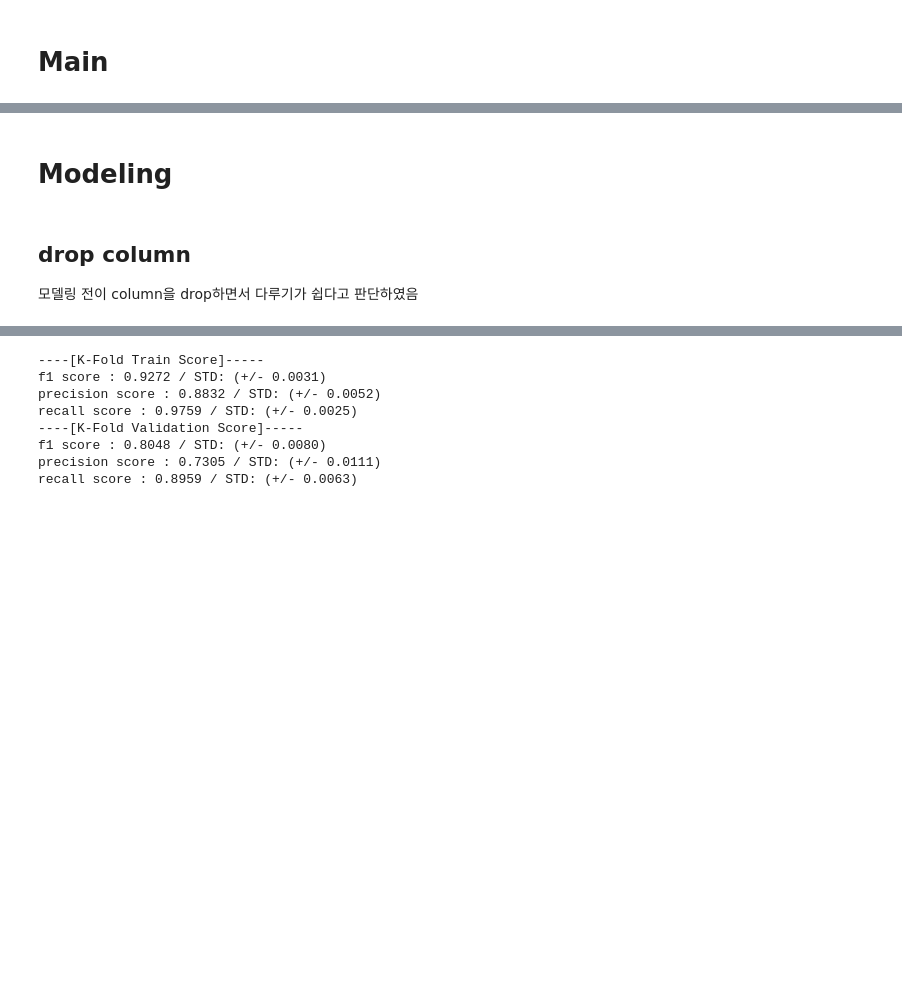
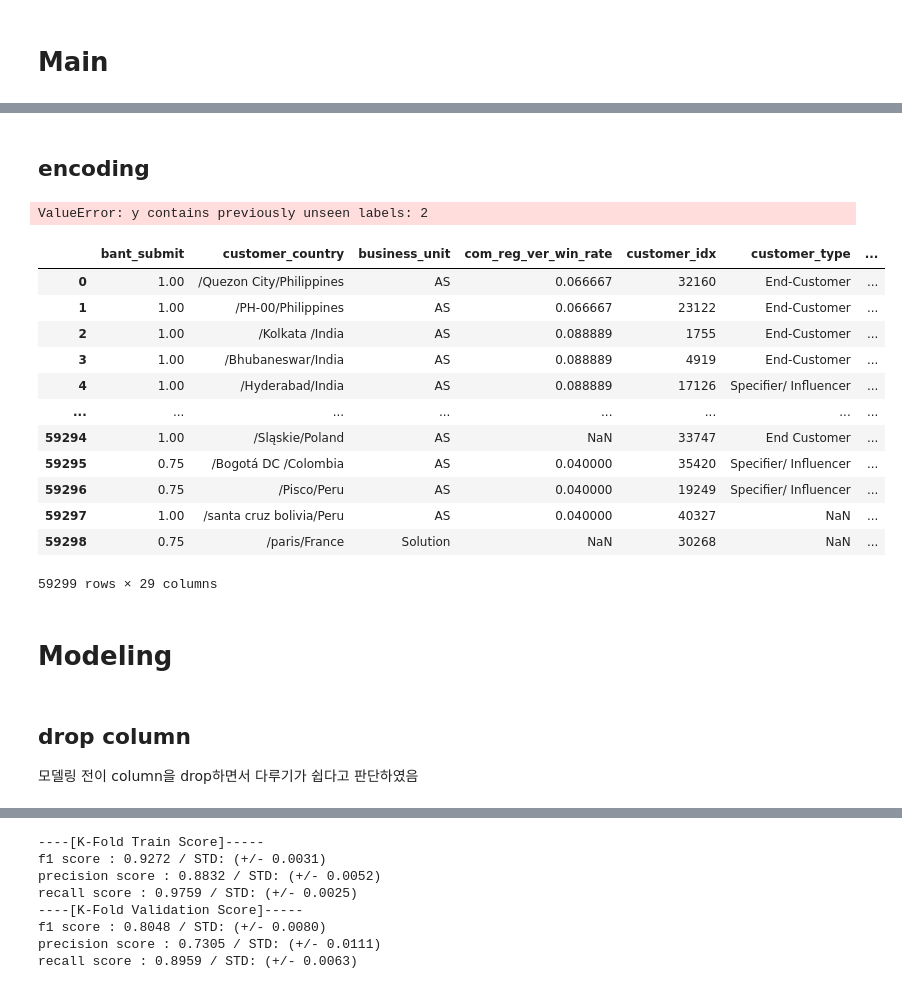
Before and after one commit to LgDNet/phase2_module, a Jupyter notebook: baseline_v1.ipynb, the cells around one changed output, grey strips where cells are left out. Drawn from its saved outputs; the diff is of its cells as text; code cells hidden in the pictures; blank space fills up the shorter version.

```diff
--- a/baseline_v1.ipynb
+++ b/baseline_v1.ipynb
@@ -389,0 +539,2 @@ df_test = encode.label_encoder(df_test,label_encode_columns)
+# %% [markdown]
+## encoding
@@ -390,8 +570,29 @@ df_test = encode.label_encoder(df_test,label_encode_columns)
+# %%
+df_trian = encode.label_encoder(df_train,label_encode_columns)
+df_test = encode.label_encoder(df_test,label_encode_columns)
+# %% [output]
+ValueError: y contains previously unseen labels: 2
+# %%
+Data.train
+# %% [output]
+|  | bant_submit | customer_country | business_unit | com_reg_ver_win_rate | customer_idx | customer_type | ... |
+| 0 | 1.00 | /Quezon City/Philippines | AS | 0.066667 | 32160 | End-Customer | ... |
+| 1 | 1.00 | /PH-00/Philippines | AS | 0.066667 | 23122 | End-Customer | ... |
+| 2 | 1.00 | /Kolkata /India | AS | 0.088889 | 1755 | End-Customer | ... |
+| 3 | 1.00 | /Bhubaneswar/India | AS | 0.088889 | 4919 | End-Customer | ... |
+| 4 | 1.00 | /Hyderabad/India | AS | 0.088889 | 17126 | Specifier/ Influencer | ... |
+| ... | ... | ... | ... | ... | ... | ... | ... |
+| 59294 | 1.00 | /Sląskie/Poland | AS | NaN | 33747 | End Customer | ... |
+| 59295 | 0.75 | /Bogotá DC /Colombia | AS | 0.040000 | 35420 | Specifier/ Influencer | ... |
+| 59296 | 0.75 | /Pisco/Peru | AS | 0.040000 | 19249 | Specifier/ Influencer | ... |
+| 59297 | 1.00 | /santa cruz bolivia/Peru | AS | 0.040000 | 40327 | NaN | ... |
+| 59298 | 0.75 | /paris/France | Solution | NaN | 30268 | NaN | ... |
+59299 rows × 29 columns
 # %% [markdown]
 # Modeling
-# %% [markdown]
-## drop column
-모델링 전이 column을 drop하면서 다루기가 쉽다고 판단하였음
+# %% [markdown]
+## drop column
+모델링 전이 column을 drop하면서 다루기가 쉽다고 판단하였음
 # %%
 drop_columns=['com_reg_ver_win_rate', 'id_strategic_ver',
               'idit_strategic_ver', 'it_strategic_ver',
```
Also changed, not shown: parts of 17 cells of this notebook.
